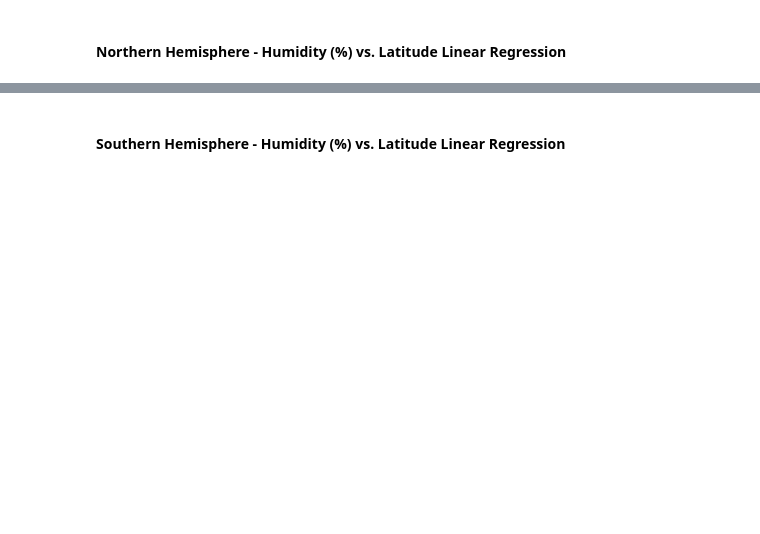
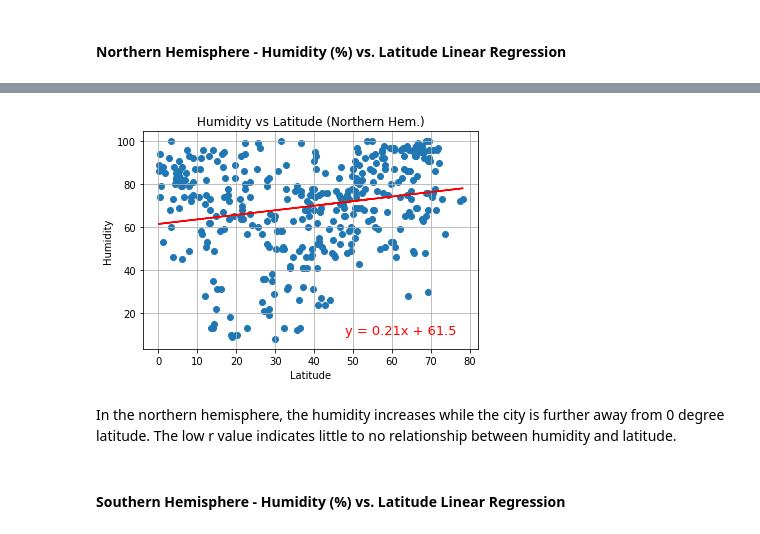
Before and after one commit to melorebecca/python-api-challenge, a Jupyter notebook: WeatherPy/WeatherPy.ipynb, the cells around one changed output, grey strips where cells are left out. Saved outputs shown, nothing was run; the diff lists cells and outputs as text; code cells hidden in the pictures; blank space fills up the shorter version.

```diff
--- a/WeatherPy/WeatherPy.ipynb
+++ b/WeatherPy/WeatherPy.ipynb
@@ -330,2 +328,20 @@ The r-value is: 0.000543987878808455
+# %%
+plt.scatter(northern_cities["Lat"], northern_cities["Humidity"])
+plt.grid()
+plt.xlabel("Latitude")
+plt.ylabel("Humidity")
+plt.title("Humidity vs Latitude (Northern Hem.)")
+(slope, intercept, rvalue, pvalue, stderr) = linregress(northern_cities["Lat"], northern_cities["Humidity"])
+regress_values = northern_cities["Lat"] * slope + intercept
+line_equation = "y = " + str(round(slope,2)) + "x + " + str(round(intercept,2))
+plt.annotate(line_equation,(48,10),fontsize=13,color="red")
+plt.plot(northern_cities["Lat"],regress_values,"r-")
+
+plt.savefig("../images/NorthernHemHumidityvLat.png")
+# %% [output]
+[figure, added]
+# %% [markdown]
+In the northern hemisphere, the humidity increases while the city is further away from 0 degree latitude.
+The low r value indicates little to no relationship between humidity and latitude.
 # %% [markdown]
 ####  Southern Hemisphere - Humidity (%) vs. Latitude Linear Regression
```
Also changed, not shown: parts of 17 cells of this notebook, 6 other files.
